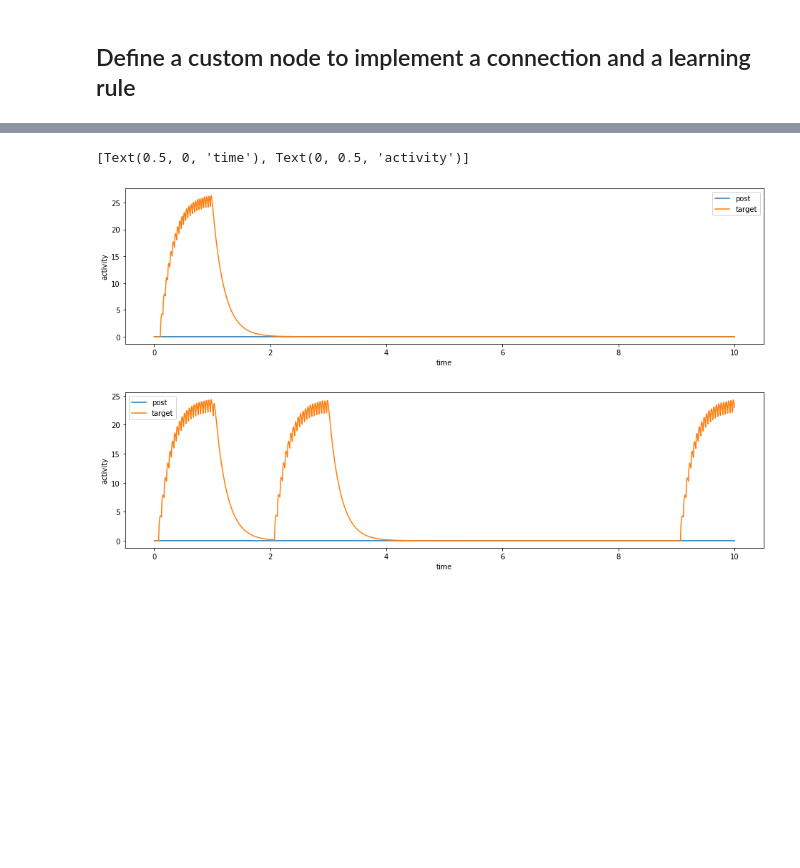
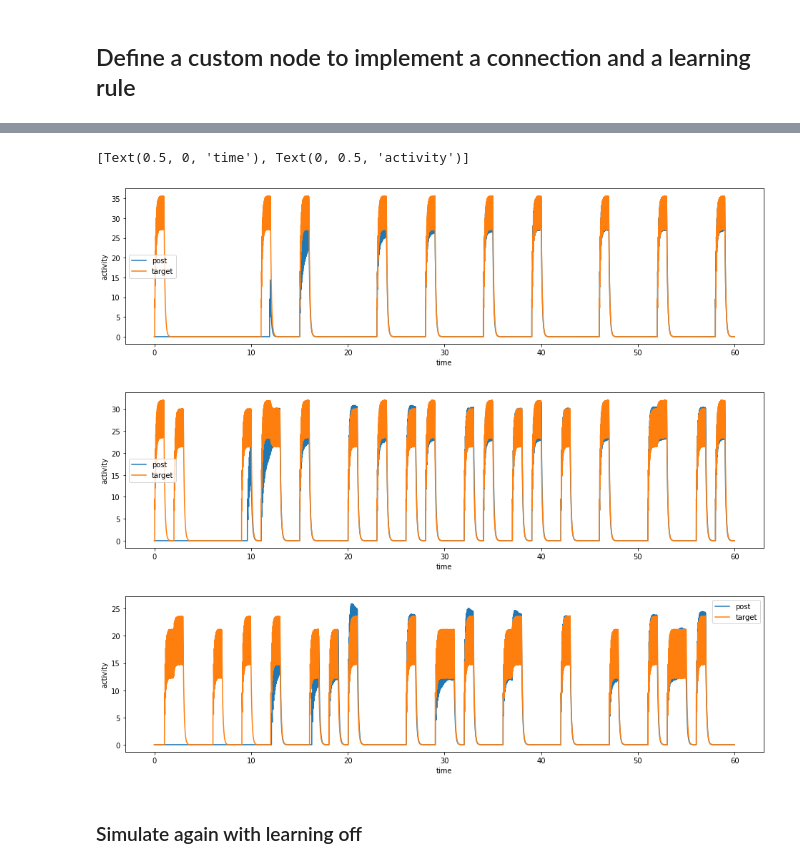
Before and after one commit to psipeter/online-sparsity, a Jupyter notebook: online_sparsity.ipynb, the cells around one changed output, grey strips where cells are left out. Cells and saved outputs as stored; diff of their text form; code cells hidden in the pictures; blank space fills up the shorter version.

Commit message:
learning working for d=1,2 with low firing rates

```diff
--- a/online_sparsity.ipynb
+++ b/online_sparsity.ipynb
@@ -179,11 +237,11 @@ class CustomLearningNode(nengo.Node):
 with nengo.Network() as network:
     stim_items = nengo.Node(stim)
 
-    pre = nengo.Ensemble(n_neurons, d, seed=seed)
+    pre = nengo.Ensemble(n_pre, d, seed=seed)
     target = nengo.Ensemble(n_neurons, d, intercepts=intercepts, max_rates=max_rates, seed=seed+1)
     post = nengo.Ensemble(n_neurons, d, seed=seed+2, gain=np.ones((n_neurons)), bias=np.zeros((n_neurons)))
 
-    learning_node = CustomLearningNode(pre, post, target, d_pre.T, 1e-3)
+    learning_node = CustomLearningNode(pre, post, target, d_pre.T, 3e-7)
 
     stim_pre = nengo.Connection(stim_items, pre, synapse=None)
     pre_target = nengo.Connection(pre, target, synapse=synapse, solver=nengo.solvers.NoSolver(w_pre_target.T, weights=True))
@@ -198,6 +256,6 @@ with nengo.Network() as network:
     p_post = nengo.Probe(post.neurons, synapse=None)
     p_target = nengo.Probe(target.neurons, synapse=None)
     p_node = nengo.Probe(learning_node, synapse=None)
+
+with nengo.Simulator(network, dt=dt) as sim:
+    sim.run(T)
-# %%
-with nengo.Simulator(network, dt=dt) as sim:
-    sim.run(10)
@@ -209,16 +262,19 @@ HtmlProgressBar cannot be displayed. Please use the TerminalProgressBar. It can
-# %%
-fig, ax = plt.subplots(figsize=((16, 4)))
-ax.plot(sim.trange(), smooth.filt(sim.data[p_post], dt=dt)[:,0], label='post')
-ax.plot(sim.trange(), smooth.filt(sim.data[p_target], dt=dt)[:,0], label='target')
-ax.legend()
-ax.set(xlabel='time', ylabel='activity')
-
-fig, ax = plt.subplots(figsize=((16, 4)))
-ax.plot(sim.trange(), smooth.filt(sim.data[p_post], dt=dt)[:,1], label='post')
-ax.plot(sim.trange(), smooth.filt(sim.data[p_target], dt=dt)[:,1], label='target')
-ax.legend()
-ax.set(xlabel='time', ylabel='activity')
-# %% [output]
-[Text(0.5, 0, 'time'), Text(0, 0.5, 'activity')]
-[figure, removed]
-[figure, removed]
+# %%
+fig, (ax, ax2, ax3) = plt.subplots(figsize=((16, 12)), sharex=True)
+ax.plot(sim.trange(), smooth.filt(sim.data[p_post], dt=dt)[:,0], label='post')
+ax.plot(sim.trange(), smooth.filt(sim.data[p_target], dt=dt)[:,0], label='target')
+ax2.plot(sim.trange(), smooth.filt(sim.data[p_post], dt=dt)[:,1], label='post')
+ax2.plot(sim.trange(), smooth.filt(sim.data[p_target], dt=dt)[:,1], label='target')
+ax3.plot(sim.trange(), smooth.filt(sim.data[p_post], dt=dt)[:,2], label='post')
+ax3.plot(sim.trange(), smooth.filt(sim.data[p_target], dt=dt)[:,2], label='target')
+ax.legend()
+ax.set(xlabel='time')
+ax2.set(xlabel='time')
+ax3.set(xlabel='time', ylabel='activity')
+# %% [output]
+[Text(0.5, 0, 'time'), Text(0, 0.5, 'activity')]
+[figure, added]
+[figure, added]
+[figure, added]
+# %% [markdown]
+### Simulate again with learning off
```
Also changed, not shown: parts of 13 cells of this notebook.
